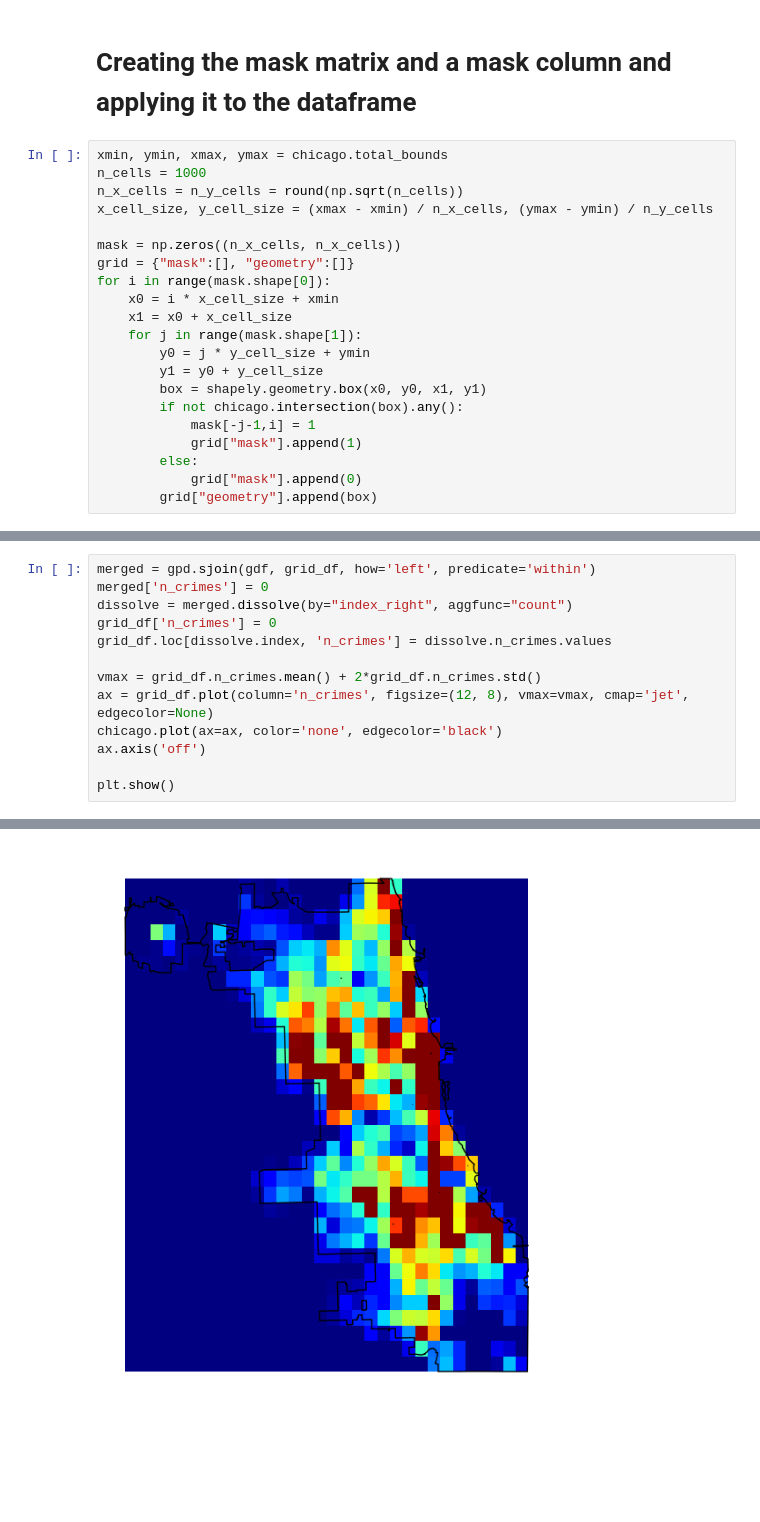
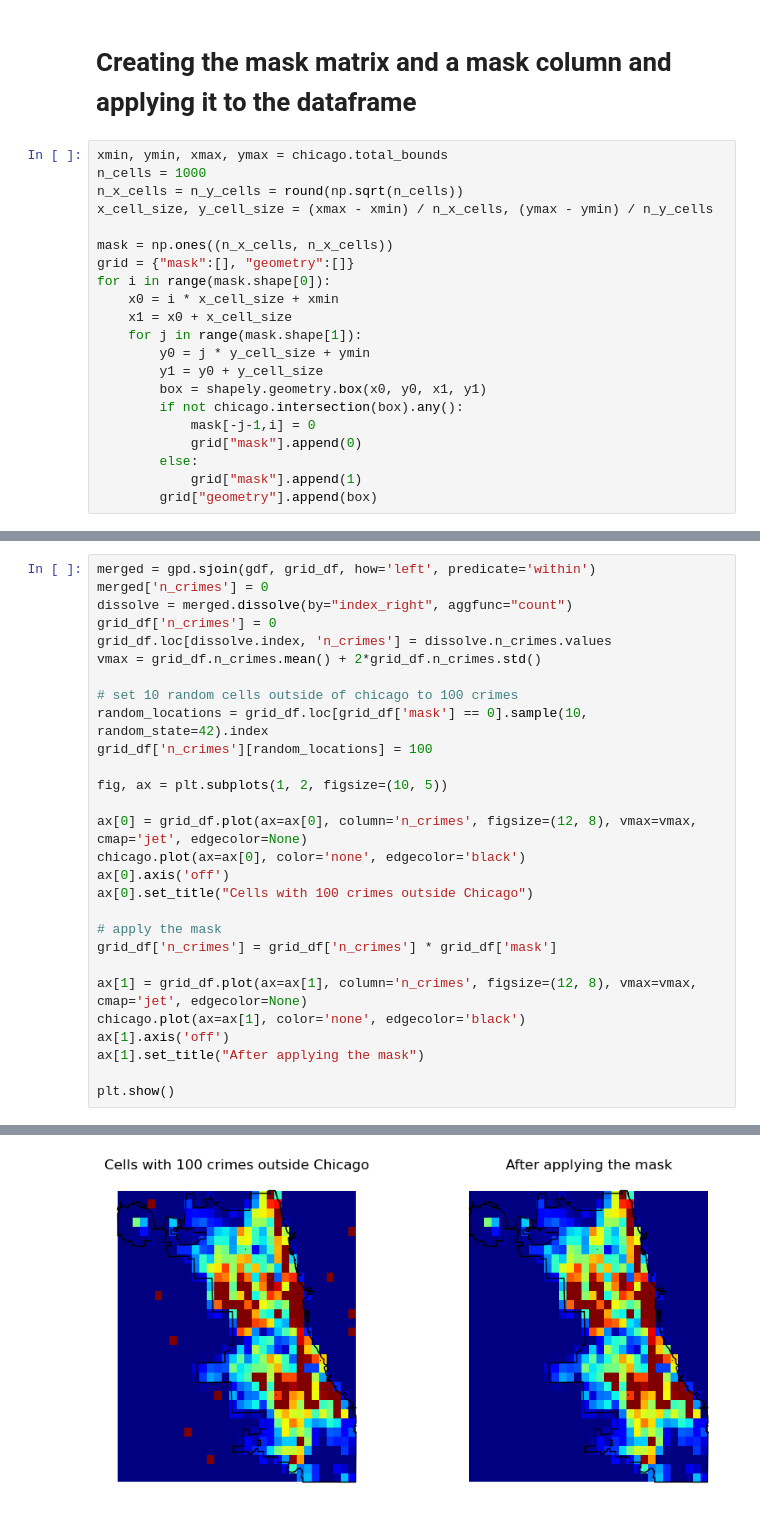
Before and after one commit to boomerr1/CrimeChicagoUC, a Jupyter notebook: Data_visualisation.ipynb, the cells around one changed output, grey strips where cells are left out. Drawn from its saved outputs; the diff is of its cells as text; blank space fills up the shorter version.

Commit message:
mask example

```diff
--- a/Data_visualisation.ipynb
+++ b/Data_visualisation.ipynb
@@ -97,7 +97,7 @@ n_cells = 1000
 n_x_cells = n_y_cells = round(np.sqrt(n_cells))
 x_cell_size, y_cell_size = (xmax - xmin) / n_x_cells, (ymax - ymin) / n_y_cells
 
-mask = np.zeros((n_x_cells, n_x_cells))
+mask = np.ones((n_x_cells, n_x_cells))
 grid = {"mask":[], "geometry":[]}
 for i in range(mask.shape[0]):
     x0 = i * x_cell_size + xmin
@@ -107,10 +107,10 @@ for i in range(mask.shape[0]):
         y1 = y0 + y_cell_size
         box = shapely.geometry.box(x0, y0, x1, y1)
         if not chicago.intersection(box).any():
-            mask[-j-1,i] = 1
+            mask[-j-1,i] = 0
+            grid["mask"].append(0)
+        else:
             grid["mask"].append(1)
-        else:
-            grid["mask"].append(0)
         grid["geometry"].append(box)
 # %%
 grid_df = gpd.GeoDataFrame(grid, crs=crs)
@@ -142,11 +142,26 @@ merged['n_crimes'] = 0
 dissolve = merged.dissolve(by="index_right", aggfunc="count")
 grid_df['n_crimes'] = 0
 grid_df.loc[dissolve.index, 'n_crimes'] = dissolve.n_crimes.values
+vmax = grid_df.n_crimes.mean() + 2*grid_df.n_crimes.std()
 
-vmax = grid_df.n_crimes.mean() + 2*grid_df.n_crimes.std()
-ax = grid_df.plot(column='n_crimes', figsize=(12, 8), vmax=vmax, cmap='jet', edgecolor=None)
-chicago.plot(ax=ax, color='none', edgecolor='black')
-ax.axis('off')
+# set 10 random cells outside of chicago to 100 crimes
+random_locations = grid_df.loc[grid_df['mask'] == 0].sample(10, random_state=42).index
+grid_df['n_crimes'][random_locations] = 100
+
+fig, ax = plt.subplots(1, 2, figsize=(10, 5))
+
+ax[0] = grid_df.plot(ax=ax[0], column='n_crimes', figsize=(12, 8), vmax=vmax, cmap='jet', edgecolor=None)
+chicago.plot(ax=ax[0], color='none', edgecolor='black')
+ax[0].axis('off')
+ax[0].set_title("Cells with 100 crimes outside Chicago")
+
+# apply the mask
+grid_df['n_crimes'] = grid_df['n_crimes'] * grid_df['mask']
+
+ax[1] = grid_df.plot(ax=ax[1], column='n_crimes', figsize=(12, 8), vmax=vmax, cmap='jet', edgecolor=None)
+chicago.plot(ax=ax[1], color='none', edgecolor='black')
+ax[1].axis('off')
+ax[1].set_title("After applying the mask")
 
 plt.show()
 # %% [output]
@@ -153 +172 @@ plt.show()
-[figure, old version]
+[figure, new version]
```
Also changed, not shown: parts of 4 cells of this notebook.
